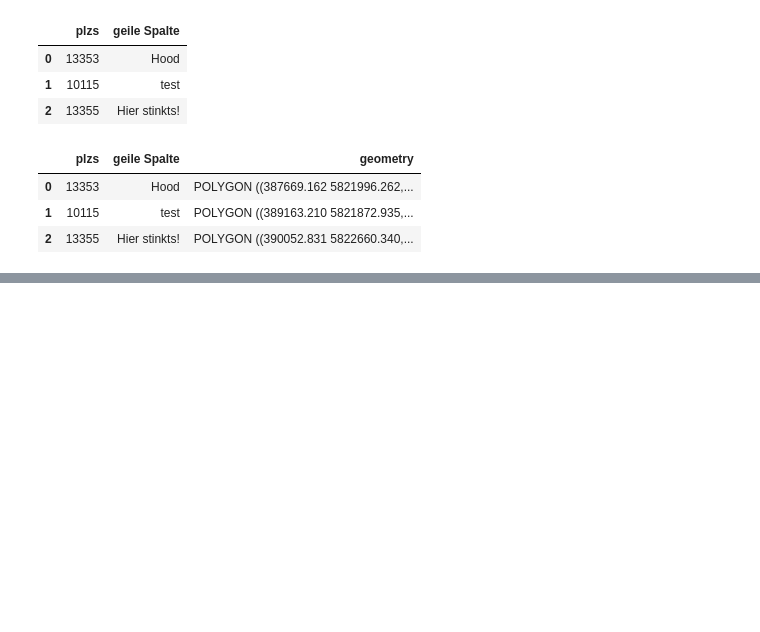
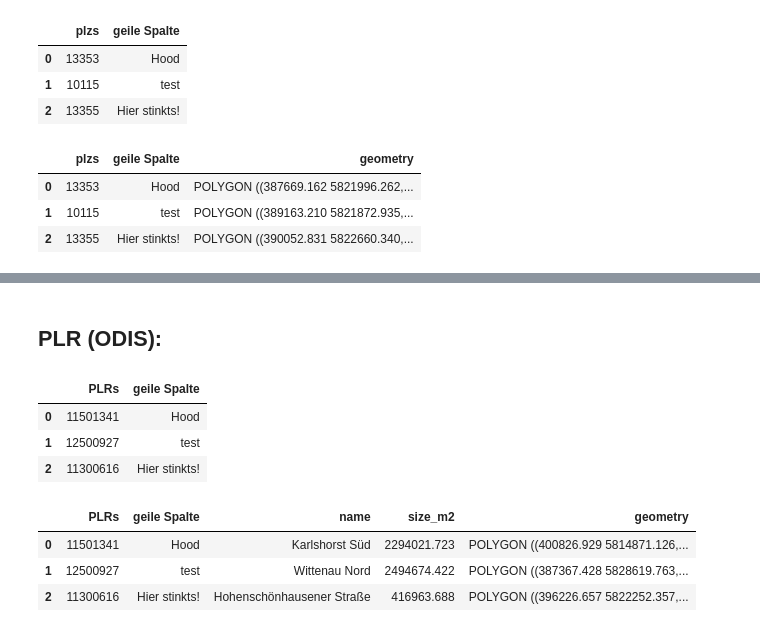
Before and after one commit to Lucky-0ne/geodata_berlin, a Jupyter notebook: main/python_package/explore_my_pp.ipynb, the cells around one changed output, grey strips where cells are left out. Drawn from its saved outputs; the diff is of its cells as text; code cells hidden in the pictures; blank space fills up the shorter version.

Commit message:
added LOR PLR data from ODIS including README.md and adapted LookupTableManager

```diff
--- a/main/python_package/explore_my_pp.ipynb
+++ b/main/python_package/explore_my_pp.ipynb
@@ -23,3 +25,23 @@ result_df
 result_df.explore()
 # %% [output]
 [interactive output not drawn]
+# %% [markdown]
+## PLR (ODIS):
+# %%
+plr_df = pd.DataFrame({'PLRs': ['11501341', '12500927', '11300616'], 'geile Spalte': ['Hood', 'test', 'Hier stinkts!']})
+plr_df
+# %% [output]
+|  | PLRs | geile Spalte |
+| 0 | 11501341 | Hood |
+| 1 | 12500927 | test |
+| 2 | 11300616 | Hier stinkts! |
+# %%
+ltm = gdb.LookupTableManager(resolution_mode='LOR_PLR_odis')
+# %%
+result_df = ltm.get_meta_data(plr_df, 'PLRs')
+result_df
+# %% [output]
+|  | PLRs | geile Spalte | name | size_m2 | geometry |
+| 0 | 11501341 | Hood | Karlshorst Süd | 2294021.723 | POLYGON ((400826.929 5814871.126,... |
+| 1 | 12500927 | test | Wittenau Nord | 2494674.422 | POLYGON ((387367.428 5828619.763,... |
+| 2 | 11300616 | Hier stinkts! | Hohenschönhausener Straße | 416963.688 | POLYGON ((396226.657 5822252.357,... |
```
Also changed, not shown: parts of 2 cells of this notebook, 8 other files.
